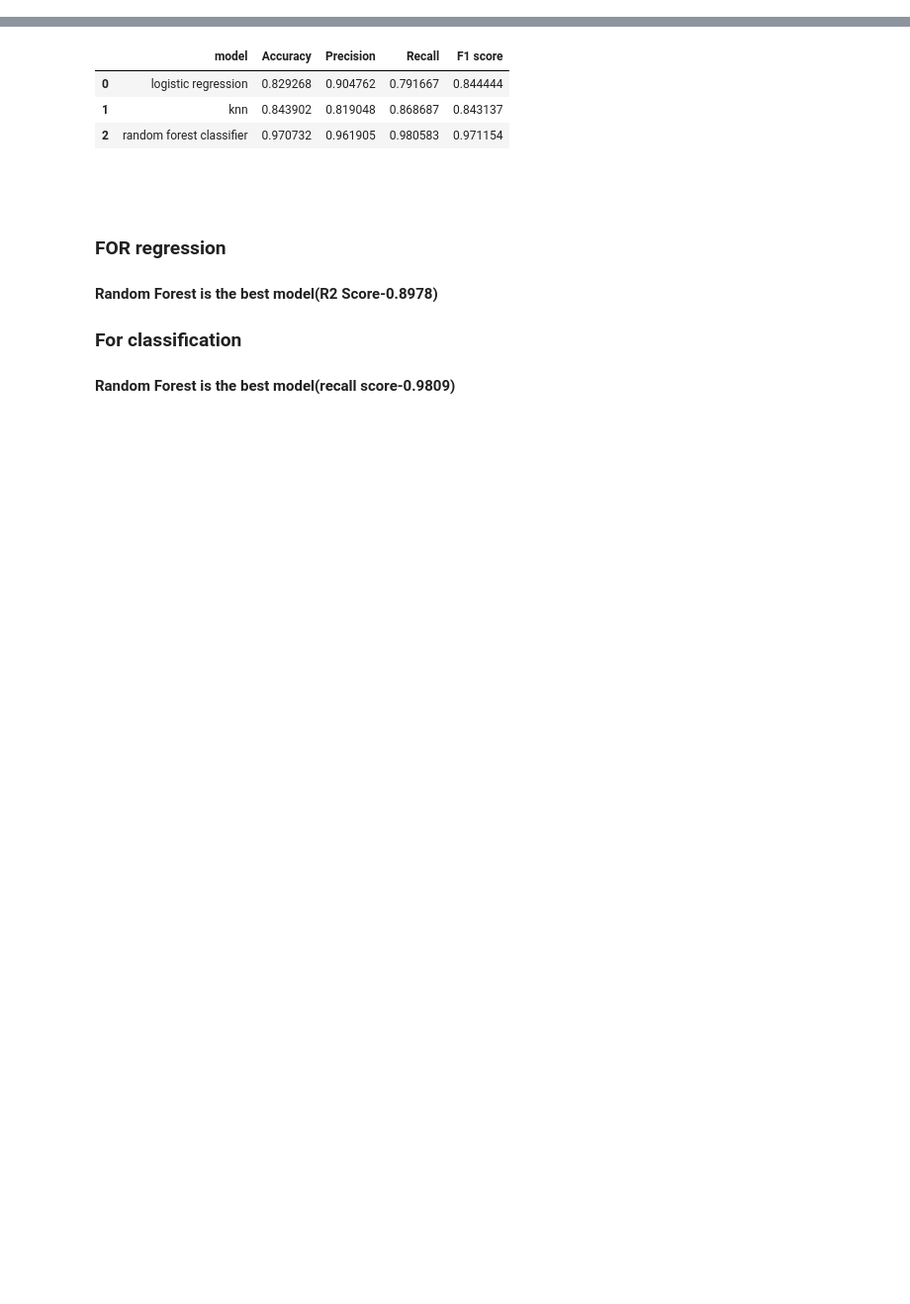
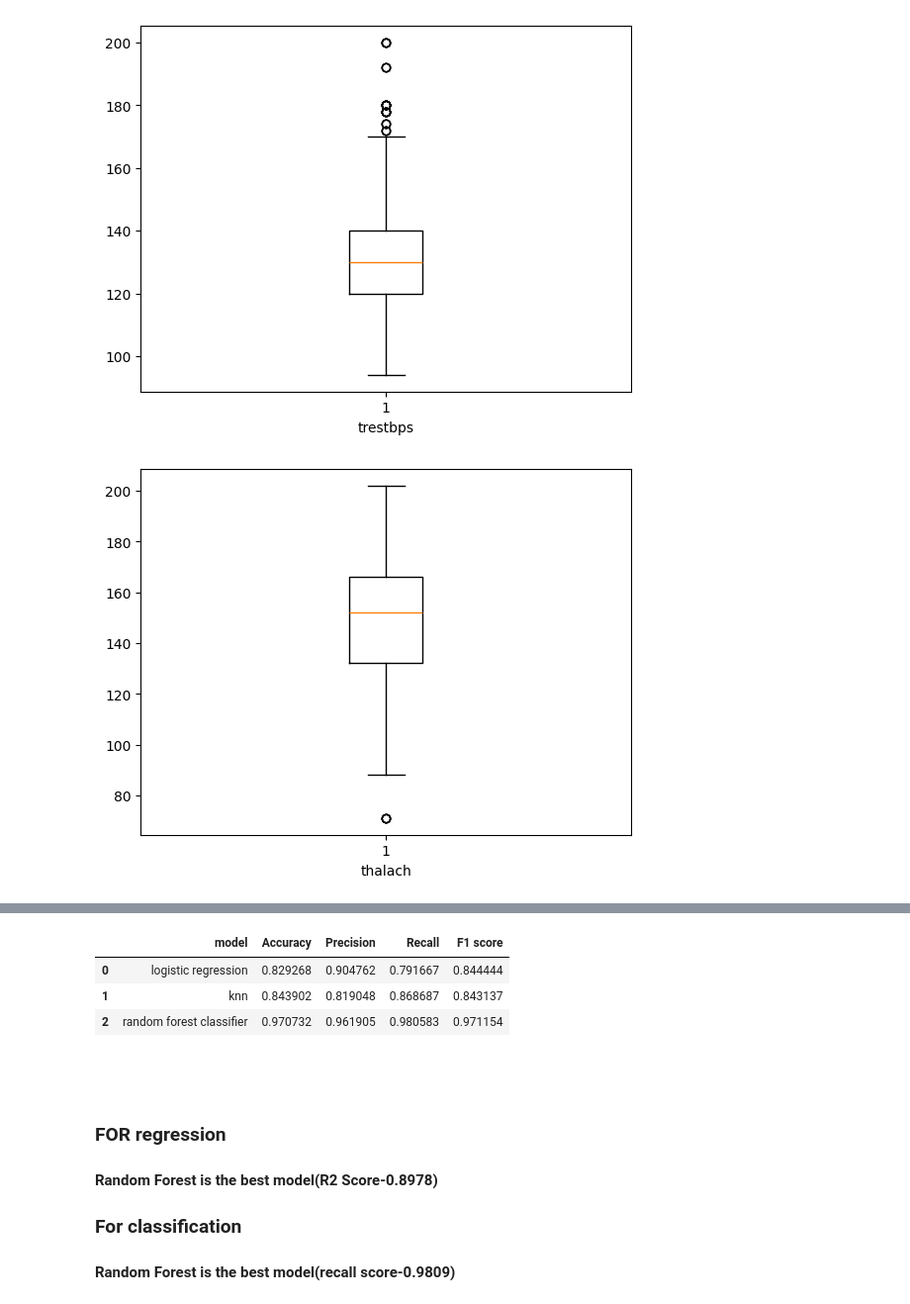
Before and after one commit to shebin09/aiml, a Jupyter notebook: assessment/assessment2.ipynb, the cells around one changed output, grey strips where cells are left out. Shown at 99% size. Cells and saved outputs as stored; diff of their text form; code cells hidden in the pictures; blank space fills up the shorter version.

```diff
--- a/assessment/assessment2.ipynb
+++ b/assessment/assessment2.ipynb
@@ -36,3 +36,12 @@ preprocessor = ColumnTransformer(transformers=[
     ('num', StandardScaler(), numeric_features),
     ('cat', OneHotEncoder(handle_unknown='ignore'), categorical_features)
 ], remainder='passthrough')
+# %%
+import matplotlib.pyplot as plt
+for feature in numeric_features:
+    plt.boxplot(df[feature])
+    plt.xlabel(feature)
+    plt.show()
+# %% [output]
+[figure, added]
+[figure, added]
```
Also changed, not shown: parts of 4 cells of this notebook.
